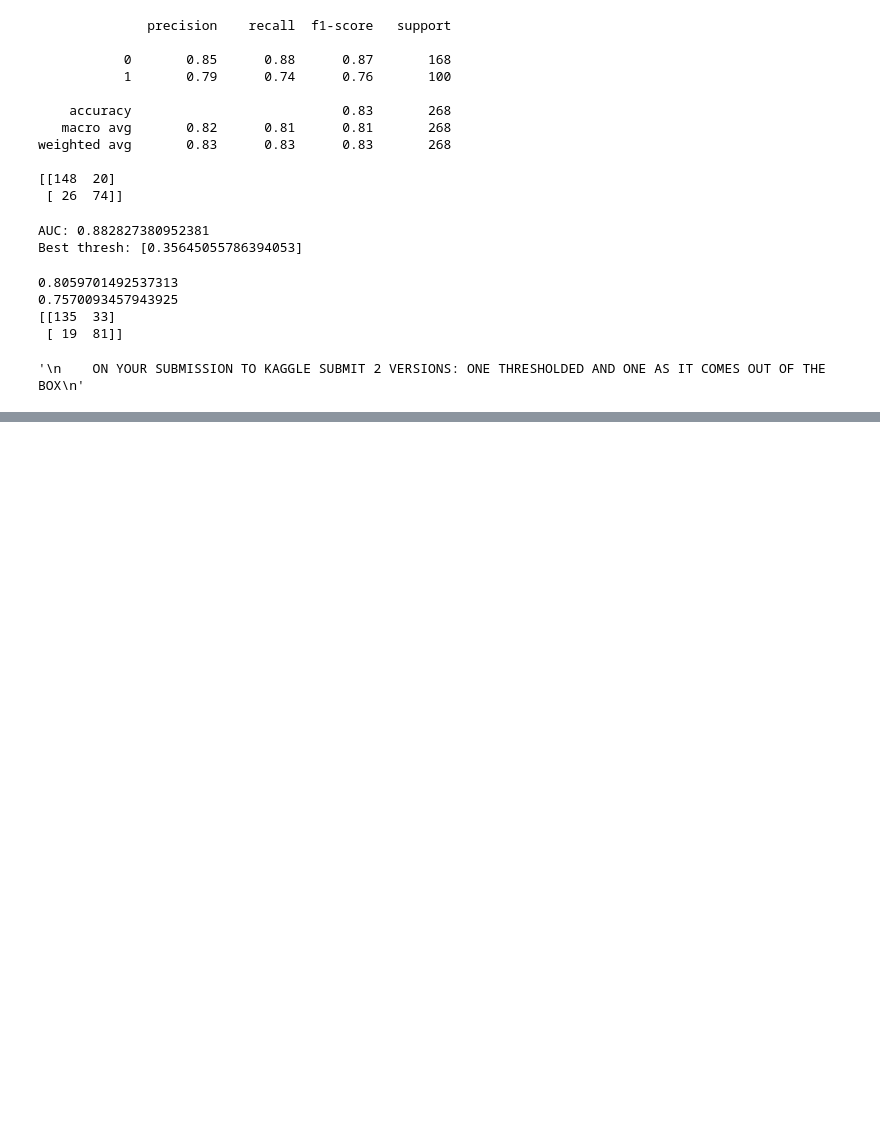
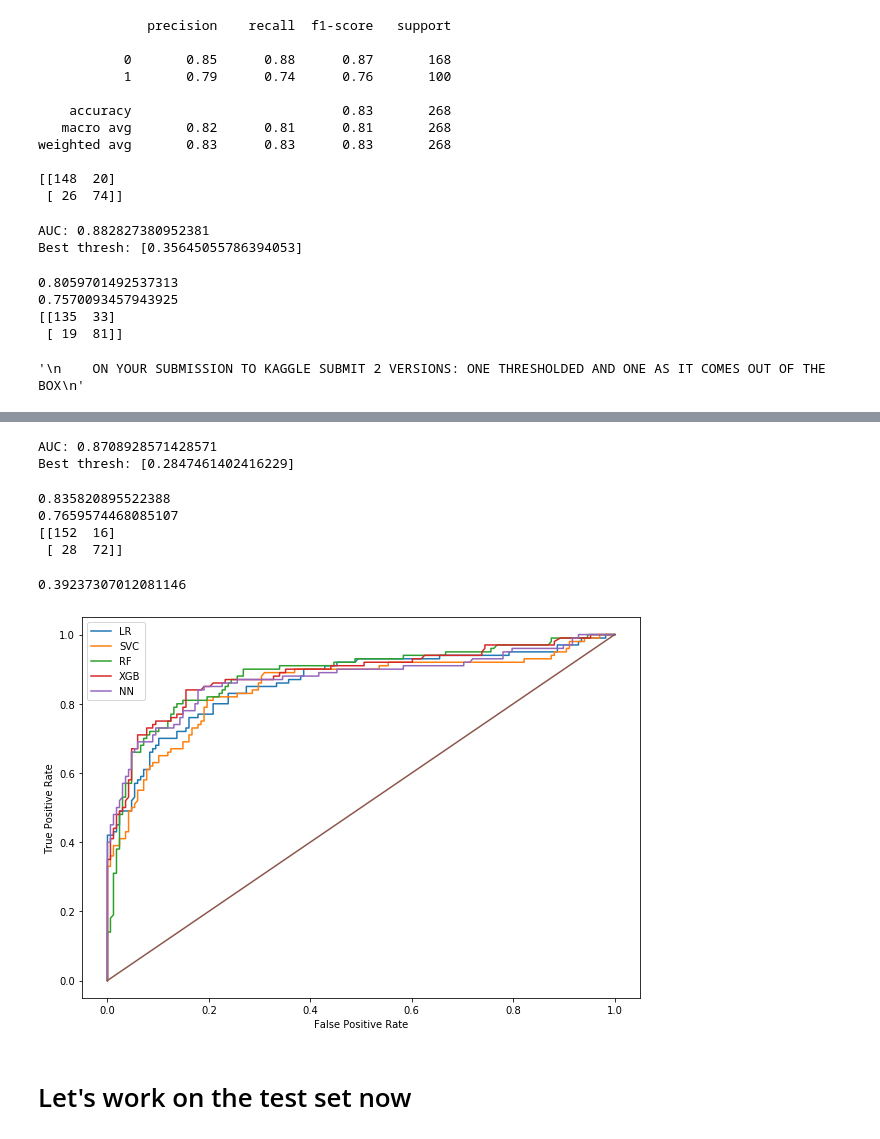
Before and after one commit to hernandezurbina/KaggleAdventures, a Jupyter notebook: Titanic-Revisited.ipynb, the cells around one changed output, grey strips where cells are left out. Drawn from its saved outputs; the diff is of its cells as text; code cells hidden in the pictures; blank space fills up the shorter version.

```diff
--- a/Titanic-Revisited.ipynb
+++ b/Titanic-Revisited.ipynb
@@ -1478,0 +1696,5 @@ print(confusion_matrix(y_test, preds))
+# %%
+probs = modelNN.predict(X_test)
+preds = (probs > 0.5)
+print(classification_report(y_test, preds))
+print(confusion_matrix(y_test, preds))
@@ -1478,0 +1713,42 @@ print(confusion_matrix(y_test, preds))
+# %%
+fprNN, tprNN, thresholdNN = roc_curve(y_test, probs, pos_label=1)
+print("AUC:", auc(fprNN, tprNN))
+i = np.arange(len(tprNN))
+roc = pd.DataFrame({'tf': pd.Series(tprNN-(1-fprNN), index=i), 'threshold': pd.Series(thresholdNN, index=i)})
+roc_t = roc.iloc[(roc.tf-0).abs().argsort()[:1]]
+print('Best thresh:', list(roc_t['threshold']))
+# %% [output]
+AUC: 0.8708928571428571
+Best thresh: [0.2847461402416229]
+# %%
+preds = (probs >= 0.39237307012081146) ## <=== mid way between best thresh and 0.5, yields good results
+print(accuracy_score(y_test, preds))
+print(f1_score(y_test, preds))
+print(confusion_matrix(y_test, preds))
+# %% [output]
+0.835820895522388
+0.7659574468085107
+[[152  16]
+ [ 28  72]]
+# %%
+((0.5 - 0.2847461402416229) / 2) + 0.2847461402416229
+# %% [output]
+0.39237307012081146
+# %%
+plt.figure(figsize=(10, 7))
+plt.plot(fprLR, tprLR)
+plt.plot(fprSVC, tprSVC)
+plt.plot(fprRF, tprRF)
+plt.plot(fprXGB, tprXGB)
+plt.plot(fprNN, tprNN)
+plt.legend(['LR','SVC','RF','XGB','NN'])
+# axis labels
+plt.xlabel('False Positive Rate')
+plt.ylabel('True Positive Rate')
+plt.plot([0, 1], [0, 1])
+# show the plot
+plt.show()
+# %% [output]
+[figure, added]
+# %% [markdown]
+# Let's work on the test set now
```
Also changed, not shown: parts of 29 cells of this notebook.
